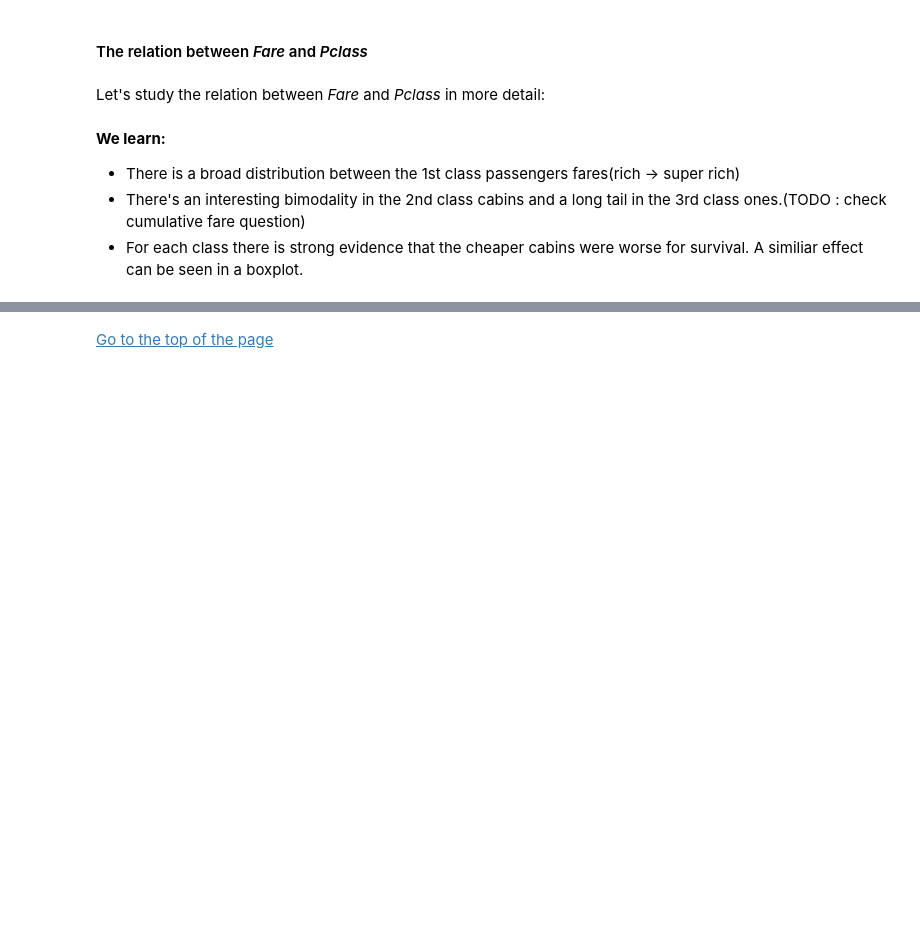
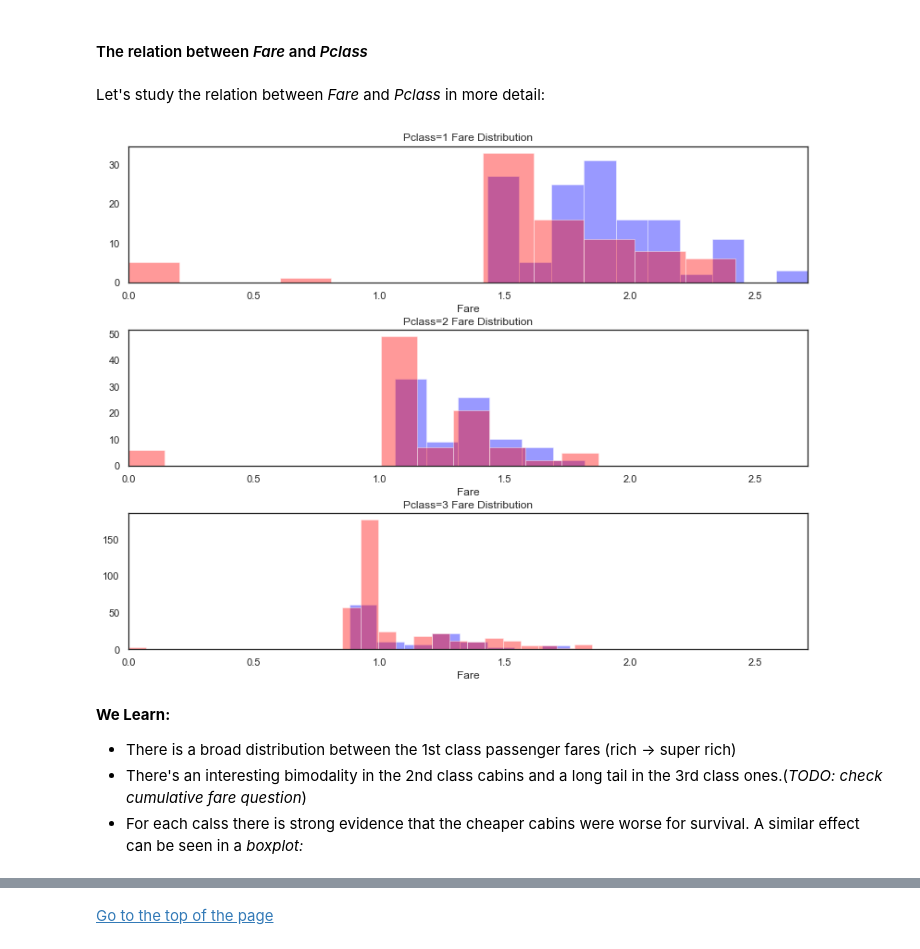
Before and after one commit to SANGSEOSEO/philosophy_datascience, a Jupyter notebook: 08.Kaggle_Dacon/titanic/titanic-for-python.ipynb, the cells around one changed output, grey strips where cells are left out. Cells and saved outputs as stored; diff of their text form; code cells hidden in the pictures; blank space fills up the shorter version.

Commit message:
missing values, feature engineering

```diff
--- a/08.Kaggle_Dacon/titanic/titanic-for-python.ipynb
+++ b/08.Kaggle_Dacon/titanic/titanic-for-python.ipynb
@@ -821,30 +821,42 @@ There don't seem to be strong diffrences in *Age* among the *Embarked* categorie
 # %% [markdown]
 Let's study the relation between *Fare* and *Pclass* in more detail:
 # %%
+surv_fare_pclass_1 = surv["Fare"][surv["Pclass"]==1]
+nosurv_fare_pclass_1 = nosurv["Fare"][nosurv["Pclass"]==1]
+
+surv_fare_pclass_2 = surv["Fare"][surv["Pclass"]==2]
+nosurv_fare_pclass_2 = nosurv["Fare"][nosurv["Pclass"]==2]
+
+surv_fare_pclass_3 = surv["Fare"][surv["Pclass"]==3]
+nosurv_fare_pclass_3 = nosurv["Fare"][nosurv["Pclass"]==3]
+
 plt.figure(figsize=(12, 10))
+
 plt.subplot(311)
-ax1 = sns.distplot(np.log10(survived["Fare"][survived["Pclass"]==1].dropna().values + 1), kde=False, color=surv_col)
-ax1 = sns.distplot(np.log10(nonsurvived["Fare"][nonsurvived["Pclass"]==1].dropna().values+1), kde=False, color=nonsurv_col, axlabel="Fare")
+
+ax1 = sns.distplot(np.log10(surv_fare_pclass_1.dropna().values + 1), kde=False, color=surv_col)
+ax1 = sns.distplot(np.log10(nosurv_fare_pclass_1.dropna().values + 1), kde=False, color=nosurv_col, axlabel="Fare")
 ax1.set_xlim(0, np.max(np.log10(train["Fare"].dropna().values))) # matplotlib Axes를 리턴받아 눈금 표시
-ax1.set_title("Pclass=1 Fare distribution")
+ax1.set_title("Pclass=1 Fare Distribution")
 
 plt.subplot(312)
-ax2 = sns.distplot(np.log10(survived["Fare"][survived["Pclass"]==2].dropna().values + 1), kde=False, color=surv_col)
-ax2 = sns.distplot(np.log10(nonsurvived["Fare"][nonsurvived["Pclass"]==2].dropna().values+1), kde=False, color=nonsurv_col, axlabel="Fare")
-ax2.set_xlim(0, np.max(np.log10(train["Fare"].dropna().values))) # matplotlib Axes를 리턴받아 눈금 표시
-ax2.set_title("Pclass=2 Fare distribution")
+ax2 = sns.distplot(np.log10(surv_fare_pclass_2.dropna().values + 1), kde=False, color=surv_col)
+ax2 = sns.distplot(np.log10(nosurv_fare_pclass_2.dropna().values + 1), kde=False, color=nosurv_col, axlabel='Fare')
+ax2.set_xlim(0, np.max(np.log10(train["Fare"].dropna().values)))
+ax2.set_title("Pclass=2 Fare Distribution")
 
 plt.subplot(313)
-ax3 = sns.distplot(np.log10(survived["Fare"][survived["Pclass"]==3].dropna().values + 1), kde=False, color=surv_col)
-ax3 = sns.distplot(np.log10(nonsurvived["Fare"][nonsurvived["Pclass"]==3].dropna().values+1), kde=False, color=nonsurv_col, axlabel="Fare")
-ax3.set_xlim(0, np.max(np.log10(train["Fare"].dropna().values))) # matplotlib Axes를 리턴받아 눈금 표시
-ax3.set_title("Pclass=3 Fare distribution")
+ax3 = sns.distplot(np.log10(surv_fare_pclass_3.dropna().values + 1), kde=False, color=surv_col)
+ax3 = sns.distplot(np.log10(nosurv_fare_pclass_3.dropna().values + 1), kde=False, color=nosurv_col, axlabel='Fare')
+ax3.set_xlim(0, np.max(np.log10(train["Fare"].dropna().values)))
+ax3.set_title("Pclass=3 Fare Distribution")
 
-plt.subplots_adjust(top=0.92, bottom=0.08, left=0.10, right=0.95, hspace=0.35, wspace=0.35)
+plt.subplots_adjust(wspace=0.35, hspace=0.35, left=0.10, right=0.95)
+# %% [output]
+[figure, added]
 # %% [markdown]
-**We learn:**
-
-* There is a broad distribution between the 1st class passengers fares(rich -> super rich)
-* There's an interesting bimodality in the 2nd class cabins and a long tail in the 3rd class ones.(TODO : check cumulative fare question)
-* For each class there is strong evidence that the cheaper cabins were worse for survival. A similiar effect can be seen in a boxplot.
+**We Learn:**
+* There is a broad distribution between the 1st class passenger fares (rich -> super rich)
+* There's an interesting bimodality in the 2nd class cabins and a long tail in the 3rd class ones.(*TODO: check cumulative fare question*)
+* For each calss there is strong evidence that the cheaper cabins were worse for survival. A similar effect can be seen in a *boxplot:*
 # %%
```
Also changed, not shown: parts of 21 cells of this notebook.
